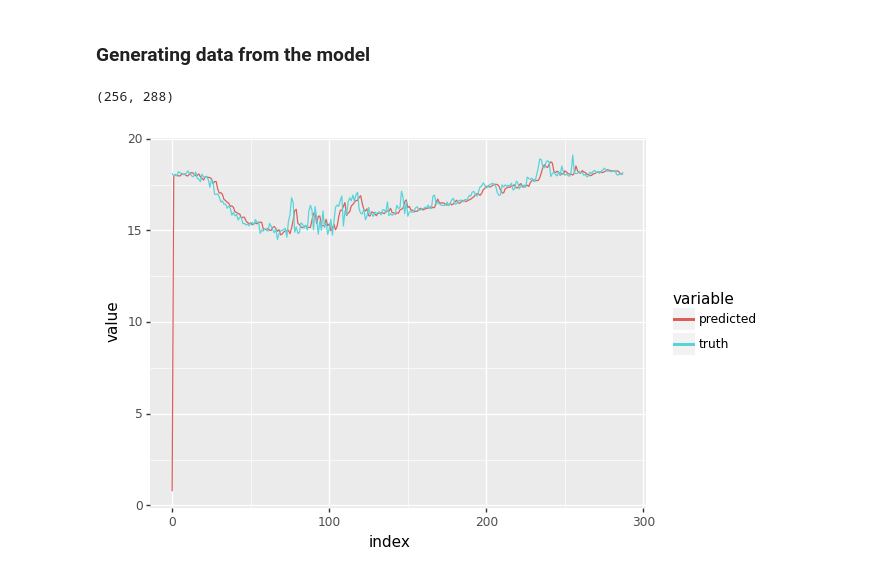
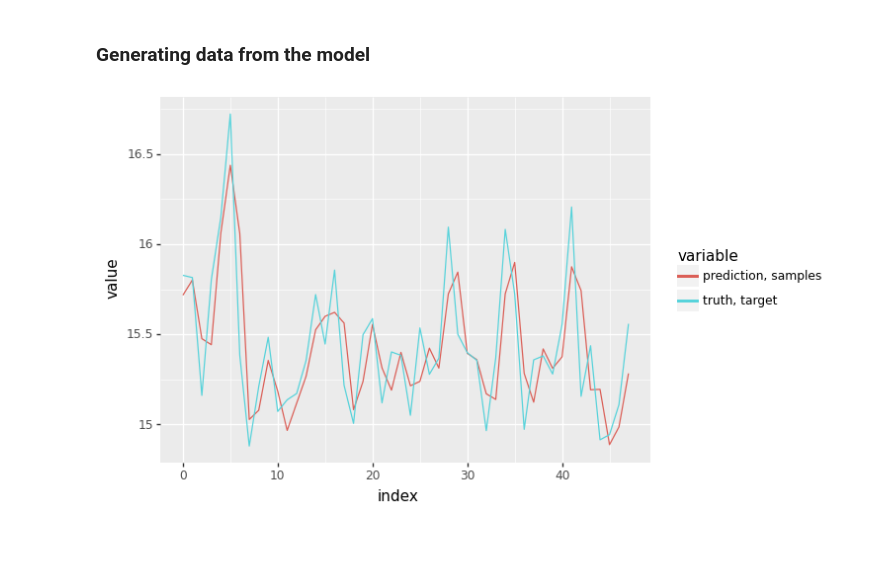
Before and after one commit to mmuravytskyi/snmp-madness, a Jupyter notebook: baseline_model.ipynb, the cells around one changed output. Saved outputs shown, nothing was run; the diff lists cells and outputs as text; code cells hidden in the pictures; blank space fills up the shorter version.

```diff
--- a/baseline_model.ipynb
+++ b/baseline_model.ipynb
@@ -224,13 +248,16 @@ def generate(
 _, sample_fn = hk.without_apply_rng(hk.transform(generate))
 sample_fn = jax.jit(sample_fn)
 # %%
-batch_id = 0
-
-context = expl_batch['input'][0, :]
+sample_batch = get_batch("eval")
+context = sample_batch['input'][0, :]
 samples = sample_fn(state.params, context)
-
-plot = utils.plot_samples(expl_batch['target'][0, :], samples[-1, :])
-plot.draw()
-# %% [output]
-(256, 288)
-[figure, removed]
+# %%
+_offset = 2
+plot = utils.plot_samples(
+    sample_batch['target'][0, 100:150-_offset],
+    samples[-1, _offset+100:150],
+    truth_label='truth, target',
+    prediction_label='prediction, samples')
+plot.draw()
+# %% [output]
+[figure, added]
```
Also changed, not shown: parts of 8 cells of this notebook, 1 other file.
